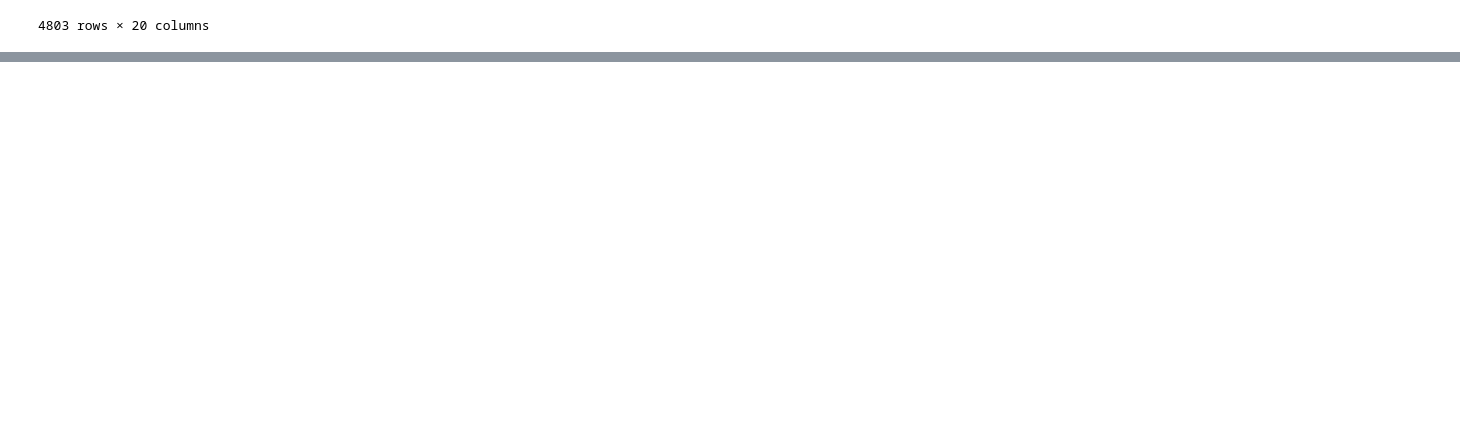
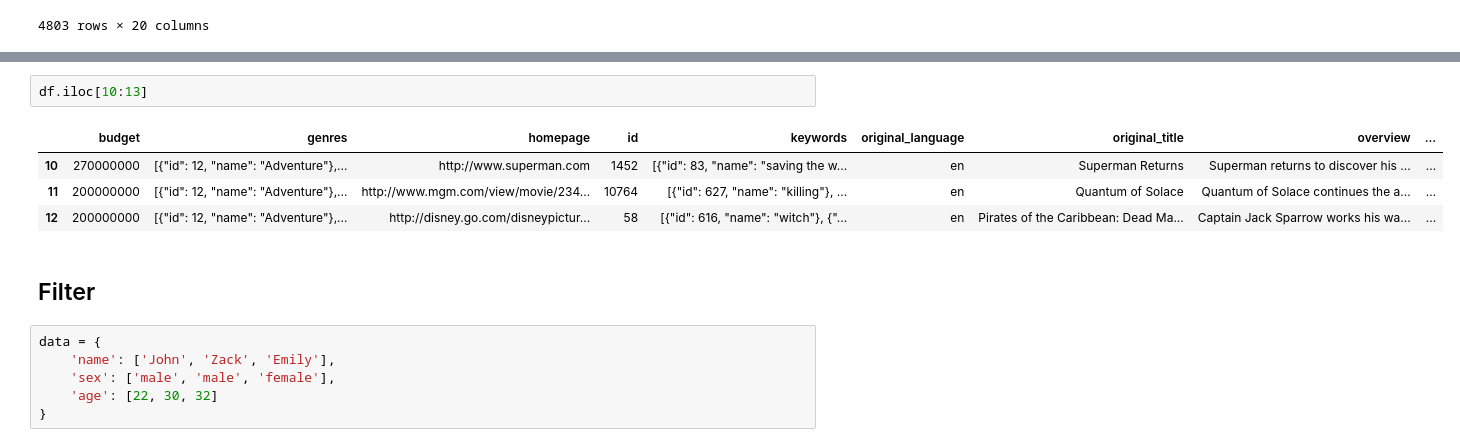
Before and after one commit to donchan7777/py-practice, a Jupyter notebook: python_DS/Pandas.ipynb, the cells around one changed output, grey strips where cells are left out. Cells and saved outputs as stored; diff of their text form; blank space fills up the shorter version.

```diff
--- a/python_DS/Pandas.ipynb
+++ b/python_DS/Pandas.ipynb
@@ -58,0 +84,15 @@ df
+# %%
+df.iloc[10:13]
+# %% [output]
+|  | budget | genres | homepage | id | keywords | original_language | original_title | overview | ... |
+| 10 | 270000000 | [{"id": 12, "name": "Adventure"},... | http://www.superman.com | 1452 | [{"id": 83, "name": "saving the w... | en | Superman Returns | Superman returns to discover his ... | ... |
+| 11 | 200000000 | [{"id": 12, "name": "Adventure"},... | http://www.mgm.com/view/movie/234... | 10764 | [{"id": 627, "name": "killing"}, ... | en | Quantum of Solace | Quantum of Solace continues the a... | ... |
+| 12 | 200000000 | [{"id": 12, "name": "Adventure"},... | http://disney.go.com/disneypictur... | 58 | [{"id": 616, "name": "witch"}, {"... | en | Pirates of the Caribbean: Dead Ma... | Captain Jack Sparrow works his wa... | ... |
+# %% [markdown]
+## Filter
+# %%
+data = {
+    'name': ['John', 'Zack', 'Emily'],
+    'sex': ['male', 'male', 'female'],
+    'age': [22, 30, 32]
+}
```
Also changed, not shown: parts of 10 cells of this notebook.
